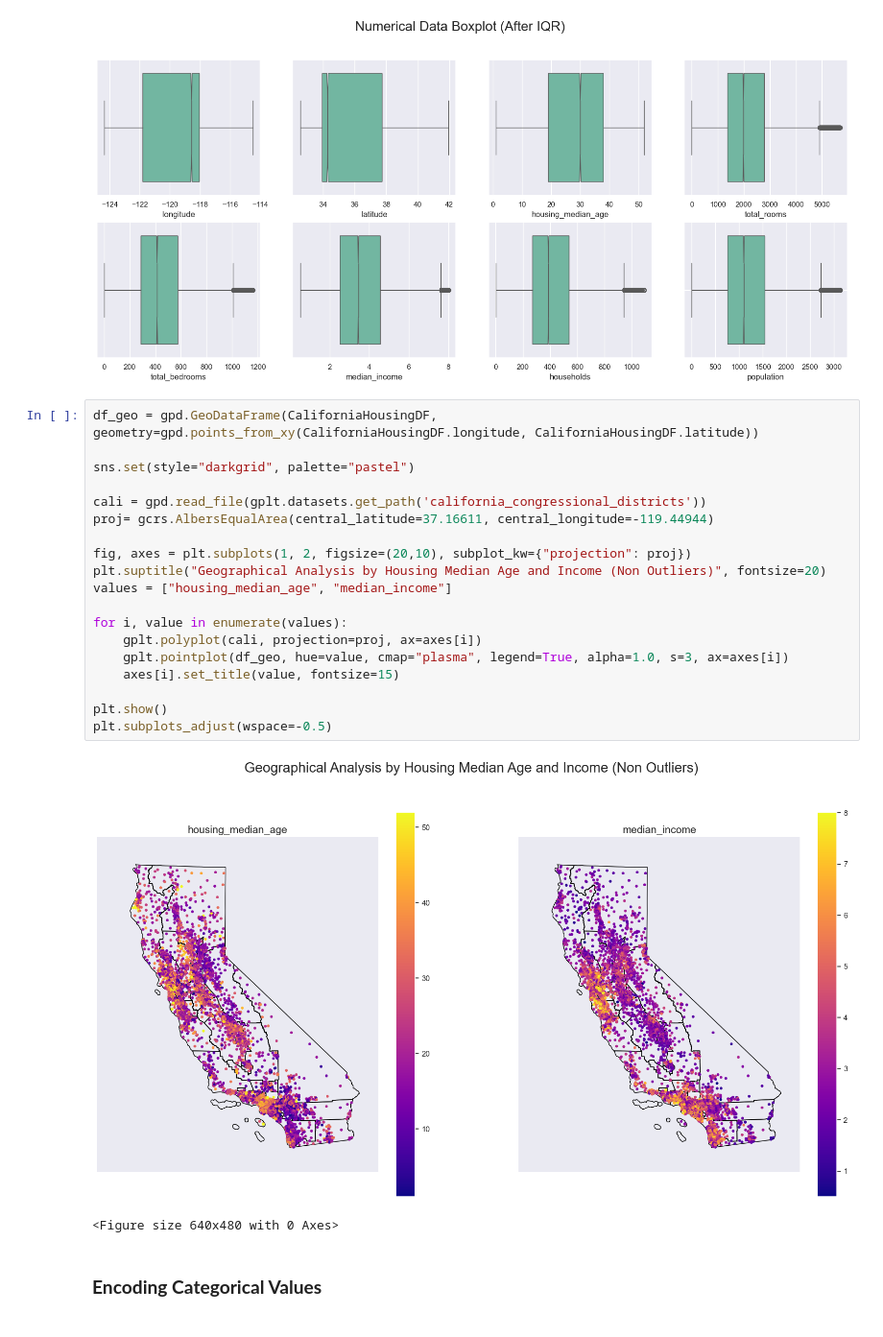
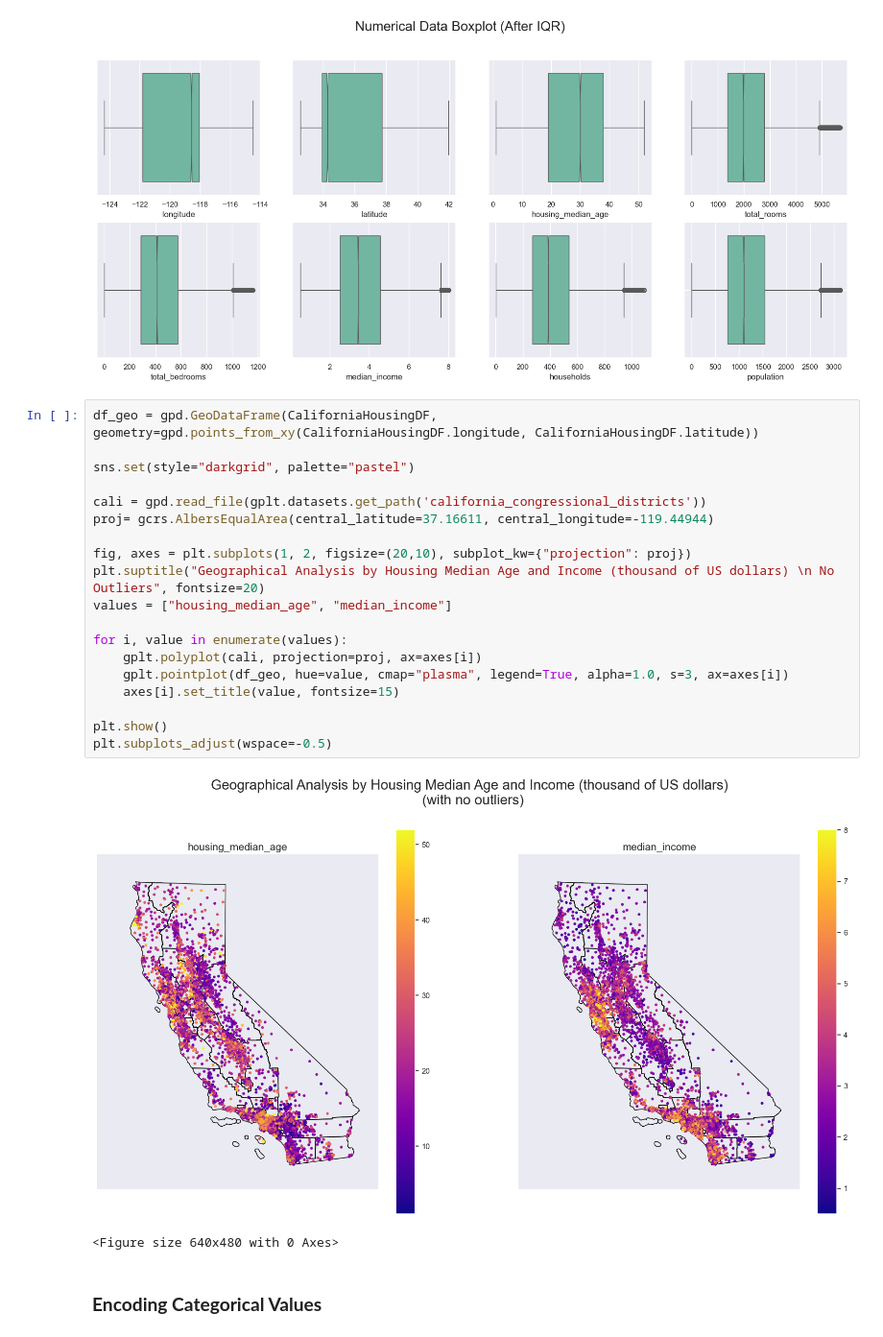
Before and after one commit to alonsobern/Data-Mining-Machine-Learning, a Jupyter notebook: Housing Prices (California)/CaliforniaHousingPrice.ipynb, the cells around one changed output. Shown at 96% size. Drawn from its saved outputs; the diff is of its cells as text.

```diff
--- a/Housing Prices (California)/CaliforniaHousingPrice.ipynb
+++ b/Housing Prices (California)/CaliforniaHousingPrice.ipynb
@@ -437,24 +439,24 @@ plt.show()
 # %%
 df_geo = gpd.GeoDataFrame(CaliforniaHousingDF, geometry=gpd.points_from_xy(CaliforniaHousingDF.longitude, CaliforniaHousingDF.latitude))
 
 sns.set(style="darkgrid", palette="pastel")
 
 cali = gpd.read_file(gplt.datasets.get_path('california_congressional_districts'))
 proj= gcrs.AlbersEqualArea(central_latitude=37.16611, central_longitude=-119.44944)
 
 fig, axes = plt.subplots(1, 2, figsize=(20,10), subplot_kw={"projection": proj})
-plt.suptitle("Geographical Analysis by Housing Median Age and Income (Non Outliers)", fontsize=20)
+plt.suptitle("Geographical Analysis by Housing Median Age and Income (thousand of US dollars) \n No Outliers", fontsize=20)
 values = ["housing_median_age", "median_income"]
 
 for i, value in enumerate(values):
     gplt.polyplot(cali, projection=proj, ax=axes[i])
     gplt.pointplot(df_geo, hue=value, cmap="plasma", legend=True, alpha=1.0, s=3, ax=axes[i])
     axes[i].set_title(value, fontsize=15)
 
 plt.show()
 plt.subplots_adjust(wspace=-0.5)
 # %% [output]
-[figure, old version]
+[figure, new version]
 <Figure size 640x480 with 0 Axes>
 # %% [markdown]
 ### **Encoding Categorical Values**
```
Also changed, not shown: parts of 6 cells of this notebook.
